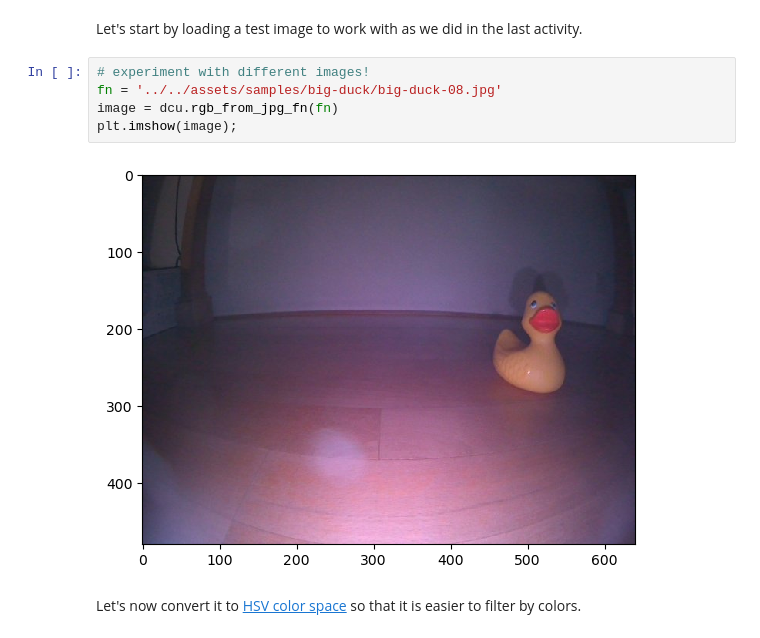
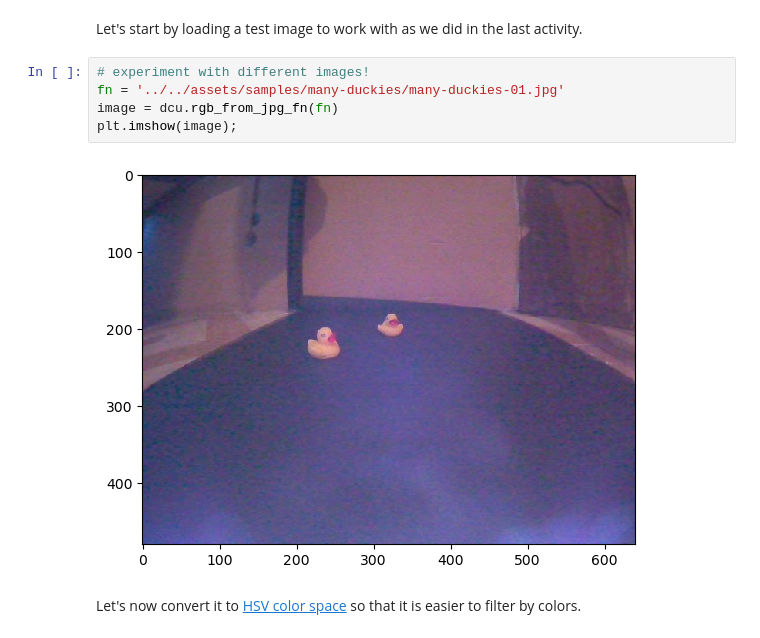
Before and after one commit to stevenijm777/duckietown-lx, a Jupyter notebook: braitenberg/notebooks/02-Image-Filtering/braitenberg02.ipynb, the cells around one changed output. Drawn from its saved outputs; the diff is of its cells as text.

```diff
--- a/braitenberg/notebooks/02-Image-Filtering/braitenberg02.ipynb
+++ b/braitenberg/notebooks/02-Image-Filtering/braitenberg02.ipynb
@@ -33,11 +32,11 @@ We then need to highlight our duckies in the image.
 Let's start by loading a test image to work with as we did in the last activity.
 # %%
 # experiment with different images!
-fn = '../../assets/samples/big-duck/big-duck-08.jpg'
+fn = '../../assets/samples/many-duckies/many-duckies-01.jpg'
 image = dcu.rgb_from_jpg_fn(fn)
 plt.imshow(image);
 # %% [output]
-[figure, old version]
+[figure, new version]
 # %% [markdown]
 Let's now convert it to [HSV color space](https://en.wikipedia.org/wiki/HSL_and_HSV) so that it is easier to filter by colors.
 # %%
```
Also changed, not shown: parts of 3 cells of this notebook, 16 other files.
